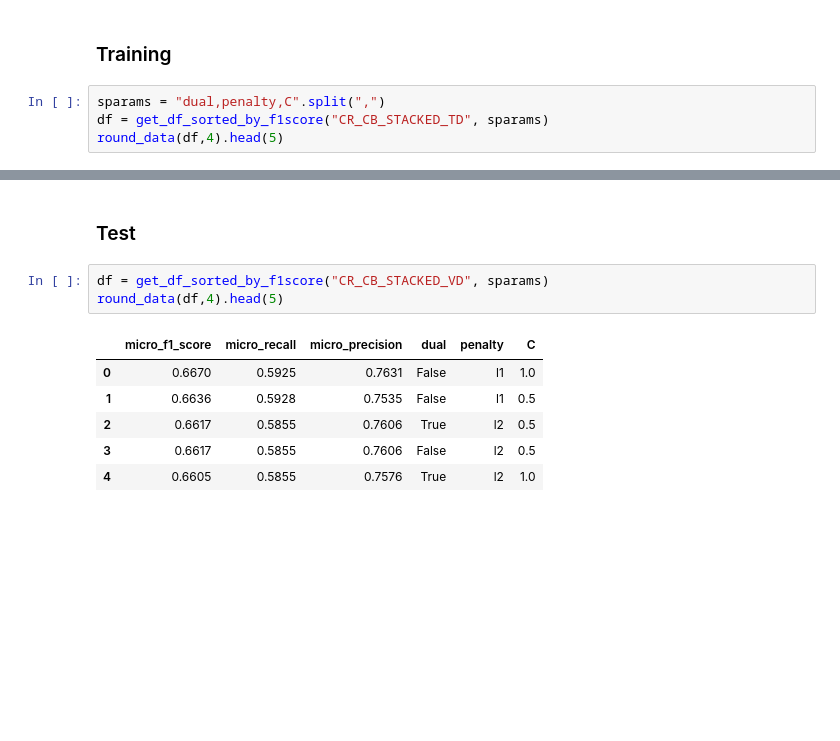
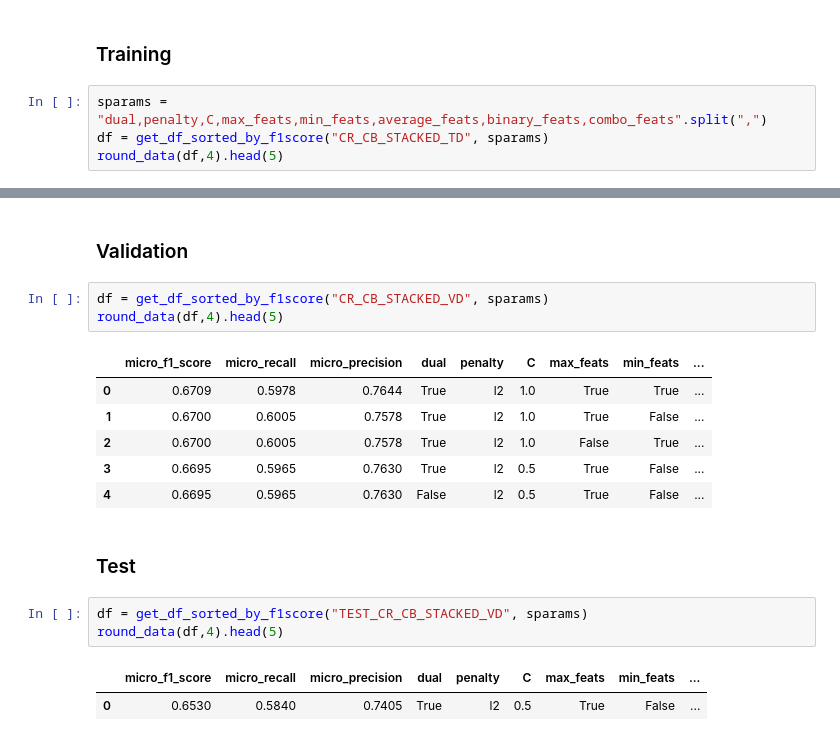
Before and after one commit to simonhughes22/PythonNlpResearch, a Jupyter notebook: notebooks/Mongo Queries/Query Causal Relation Results.ipynb, the cells around one changed output, grey strips where cells are left out. Saved outputs shown, nothing was run; the diff lists cells and outputs as text; blank space fills up the shorter version.

```diff
--- a/notebooks/Mongo Queries/Query Causal Relation Results.ipynb
+++ b/notebooks/Mongo Queries/Query Causal Relation Results.ipynb
@@ -238,7 +256,7 @@ round_data(df,4)
 # %% [markdown]
 ### Training
 # %%
-sparams = "dual,penalty,C".split(",")
+sparams = "dual,penalty,C,max_feats,min_feats,average_feats,binary_feats,combo_feats".split(",")
 df = get_df_sorted_by_f1score("CR_CB_STACKED_TD", sparams)
 round_data(df,4).head(5)
 # %% [output]
@@ -251,12 +269,20 @@ round_data(df,4).head(5)
+# %% [markdown]
+### Validation
+# %%
+df = get_df_sorted_by_f1score("CR_CB_STACKED_VD", sparams)
+round_data(df,4).head(5)
+# %% [output]
+|  | micro_f1_score | micro_recall | micro_precision | dual | penalty | C | max_feats | min_feats | ... |
+| 0 | 0.6709 | 0.5978 | 0.7644 | True | l2 | 1.0 | True | True | ... |
+| 1 | 0.6700 | 0.6005 | 0.7578 | True | l2 | 1.0 | True | False | ... |
+| 2 | 0.6700 | 0.6005 | 0.7578 | True | l2 | 1.0 | False | True | ... |
+| 3 | 0.6695 | 0.5965 | 0.7630 | True | l2 | 0.5 | True | False | ... |
+| 4 | 0.6695 | 0.5965 | 0.7630 | False | l2 | 0.5 | True | False | ... |
 # %% [markdown]
 ### Test
 # %%
-df = get_df_sorted_by_f1score("CR_CB_STACKED_VD", sparams)
+df = get_df_sorted_by_f1score("TEST_CR_CB_STACKED_VD", sparams)
 round_data(df,4).head(5)
 # %% [output]
-|  | micro_f1_score | micro_recall | micro_precision | dual | penalty | C |
-| 0 | 0.6670 | 0.5925 | 0.7631 | False | l1 | 1.0 |
-| 1 | 0.6636 | 0.5928 | 0.7535 | False | l1 | 0.5 |
-| 2 | 0.6617 | 0.5855 | 0.7606 | True | l2 | 0.5 |
-| 3 | 0.6617 | 0.5855 | 0.7606 | False | l2 | 0.5 |
-| 4 | 0.6605 | 0.5855 | 0.7576 | True | l2 | 1.0 |
+|  | micro_f1_score | micro_recall | micro_precision | dual | penalty | C | max_feats | min_feats | ... |
+| 0 | 0.6530 | 0.5840 | 0.7405 | True | l2 | 0.5 | True | False | ... |
```
Also changed, not shown: parts of 15 cells of this notebook, 8 other files.
